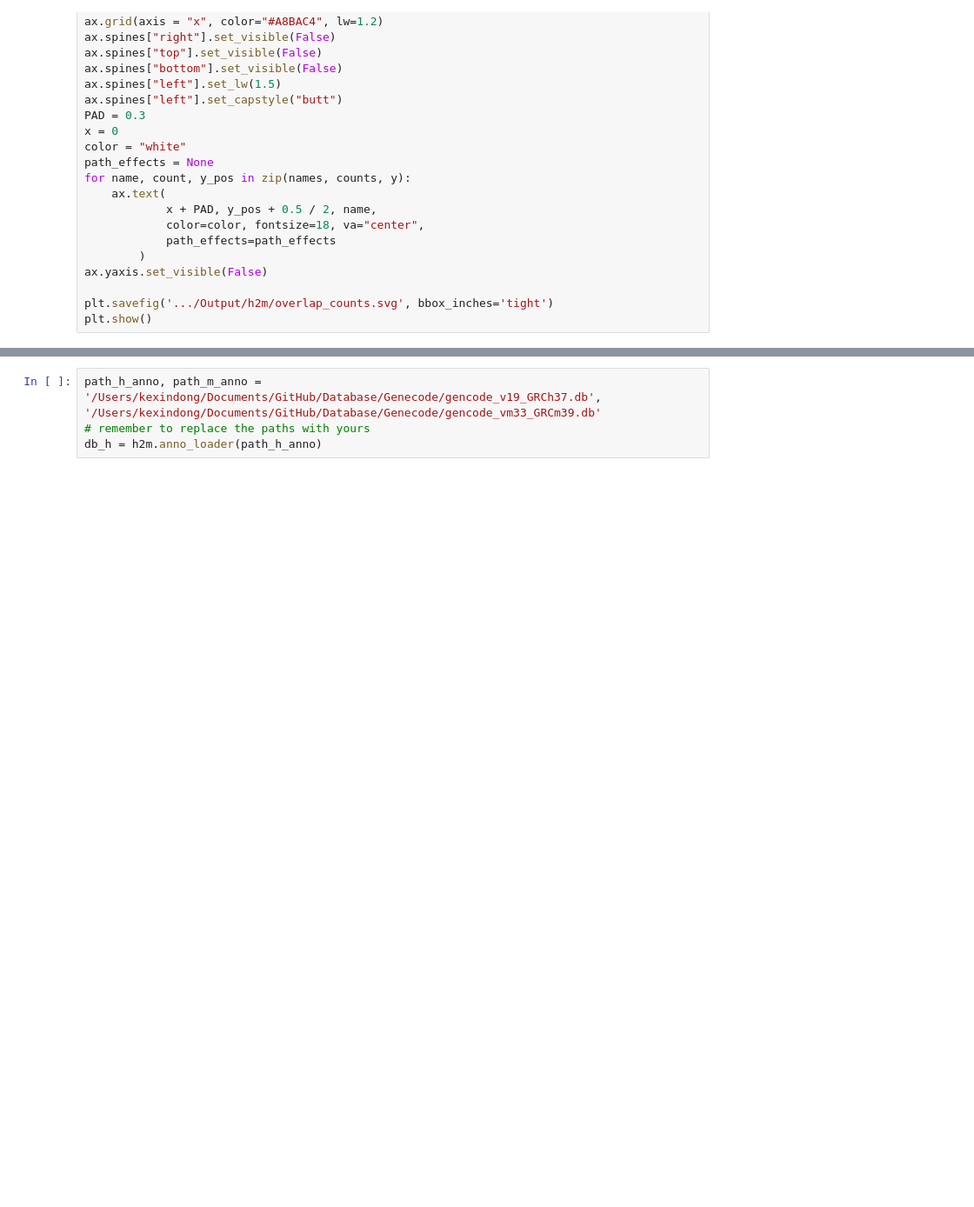
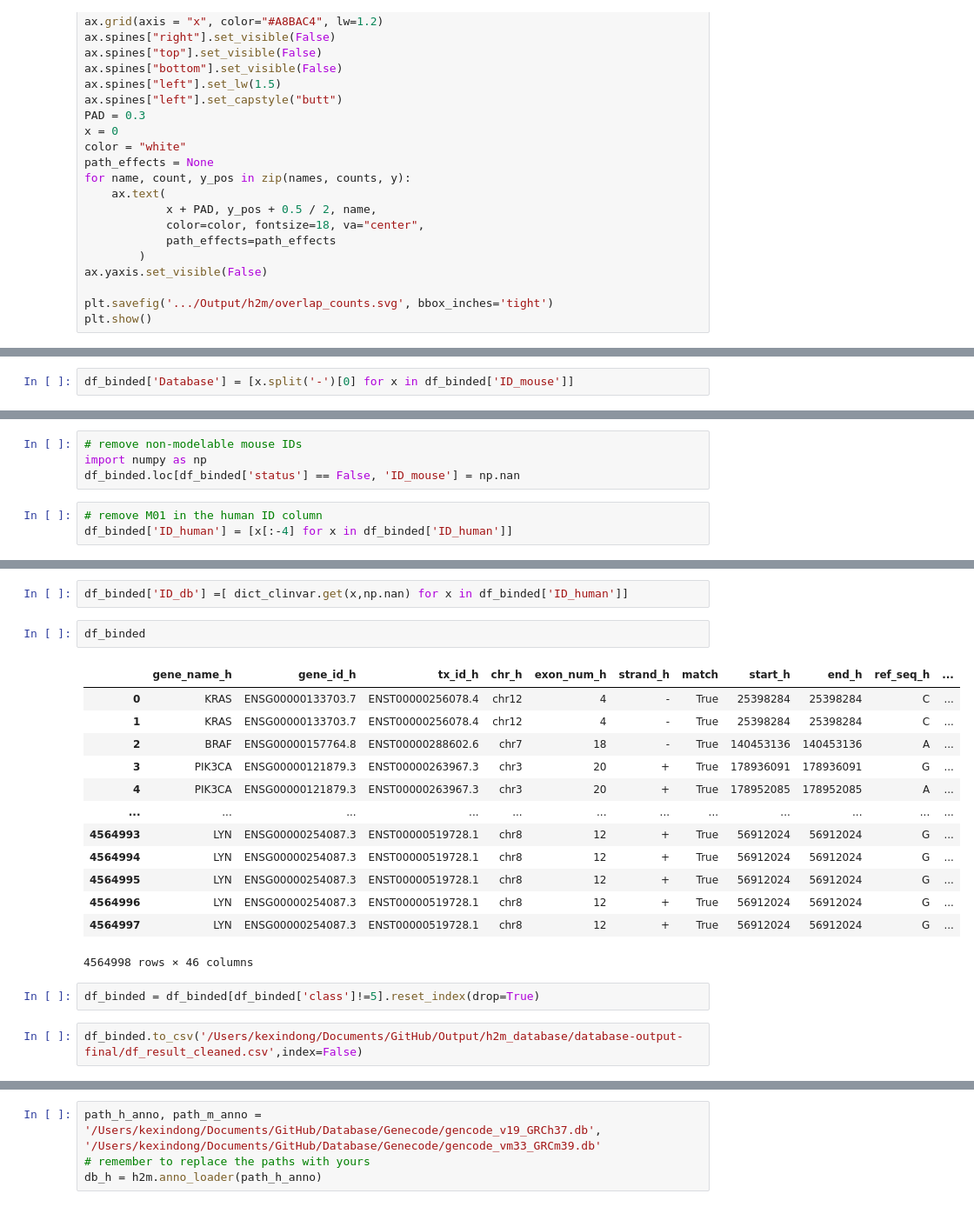
Before and after one commit to kexindon/h2m-public, a Jupyter notebook: manuscript-analysis/2_murine_mutation_database/2_murine_mutation_database.ipynb, the cells around one changed output, grey strips where cells are left out. Shown at 87% size. Drawn from its saved outputs; the diff is of its cells as text; blank space fills up the shorter version.

```diff
--- a/manuscript-analysis/2_murine_mutation_database/2_murine_mutation_database.ipynb
+++ b/manuscript-analysis/2_murine_mutation_database/2_murine_mutation_database.ipynb
@@ -717,0 +785,2 @@ See ./2_run_h2m_murine_mutation_database.
+# %%
+df_binded['Database'] = [x.split('-')[0] for x in df_binded['ID_mouse']]
@@ -717,0 +800,7 @@ See ./2_run_h2m_murine_mutation_database.
+# %%
+# remove non-modelable mouse IDs
+import numpy as np
+df_binded.loc[df_binded['status'] == False, 'ID_mouse'] = np.nan
+# %%
+# remove M01 in the human ID column
+df_binded['ID_human'] = [x[:-4] for x in df_binded['ID_human']]
@@ -717,0 +831,22 @@ See ./2_run_h2m_murine_mutation_database.
+# %%
+df_binded['ID_db'] =[ dict_clinvar.get(x,np.nan) for x in df_binded['ID_human']]
+# %%
+df_binded
+# %% [output]
+|  | gene_name_h | gene_id_h | tx_id_h | chr_h | exon_num_h | strand_h | match | start_h | end_h | ref_seq_h | ... |
+| 0 | KRAS | ENSG00000133703.7 | ENST00000256078.4 | chr12 | 4 | - | True | 25398284 | 25398284 | C | ... |
+| 1 | KRAS | ENSG00000133703.7 | ENST00000256078.4 | chr12 | 4 | - | True | 25398284 | 25398284 | C | ... |
+| 2 | BRAF | ENSG00000157764.8 | ENST00000288602.6 | chr7 | 18 | - | True | 140453136 | 140453136 | A | ... |
+| 3 | PIK3CA | ENSG00000121879.3 | ENST00000263967.3 | chr3 | 20 | + | True | 178936091 | 178936091 | G | ... |
+| 4 | PIK3CA | ENSG00000121879.3 | ENST00000263967.3 | chr3 | 20 | + | True | 178952085 | 178952085 | A | ... |
+| ... | ... | ... | ... | ... | ... | ... | ... | ... | ... | ... | ... |
+| 4564993 | LYN | ENSG00000254087.3 | ENST00000519728.1 | chr8 | 12 | + | True | 56912024 | 56912024 | G | ... |
+| 4564994 | LYN | ENSG00000254087.3 | ENST00000519728.1 | chr8 | 12 | + | True | 56912024 | 56912024 | G | ... |
+| 4564995 | LYN | ENSG00000254087.3 | ENST00000519728.1 | chr8 | 12 | + | True | 56912024 | 56912024 | G | ... |
+| 4564996 | LYN | ENSG00000254087.3 | ENST00000519728.1 | chr8 | 12 | + | True | 56912024 | 56912024 | G | ... |
+| 4564997 | LYN | ENSG00000254087.3 | ENST00000519728.1 | chr8 | 12 | + | True | 56912024 | 56912024 | G | ... |
+4564998 rows × 46 columns
+# %%
+df_binded = df_binded[df_binded['class']!=5].reset_index(drop=True)
+# %%
+df_binded.to_csv('/Users/kexindong/Documents/GitHub/Output/h2m_database/database-output-final/df_result_cleaned.csv',index=False)
```
Also changed, not shown: parts of 68 cells of this notebook, 6 other files.
